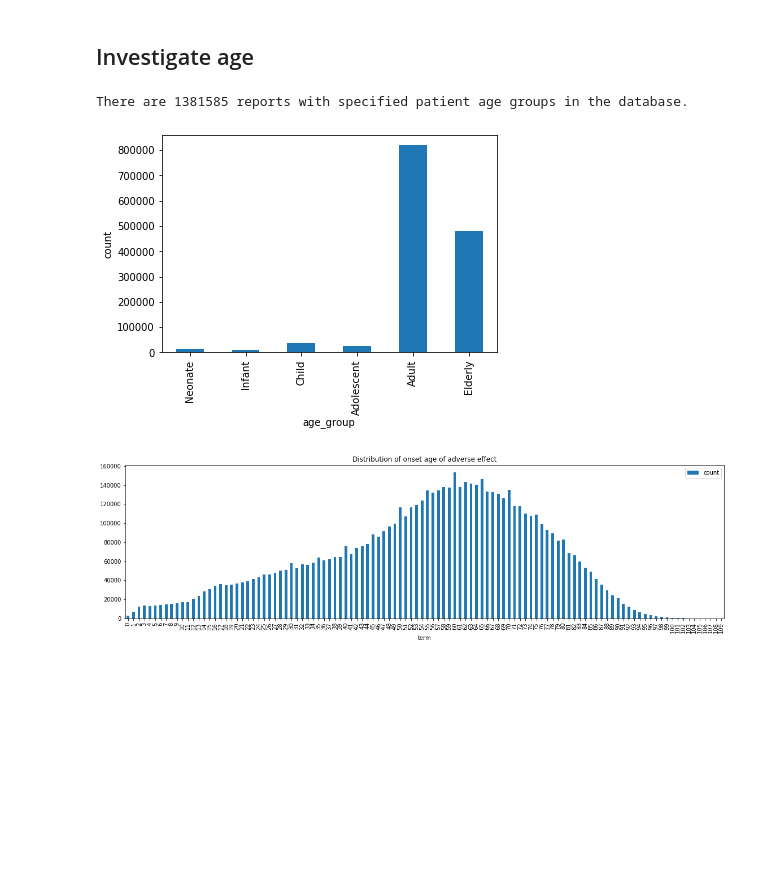
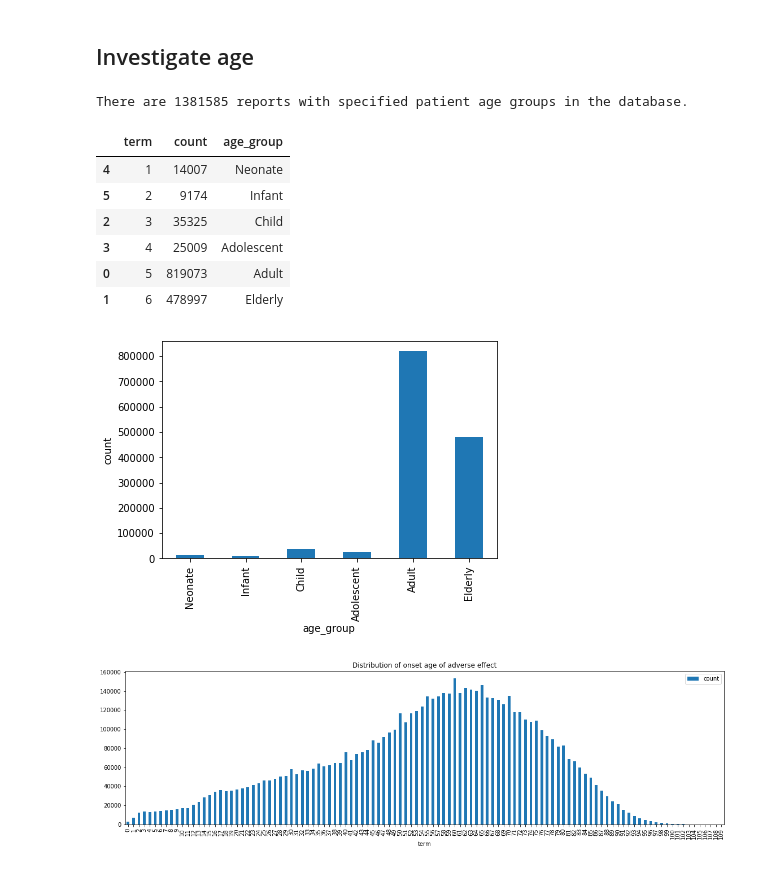
Before and after one commit to ambevan/OpenFDA_Case_Study, a Jupyter notebook: Exploring_OpenFDA_Adverse_Reactions.ipynb, the cells around one changed output. Cells and saved outputs as stored; diff of their text form; code cells hidden in the pictures; blank space fills up the shorter version.

```diff
--- a/Exploring_OpenFDA_Adverse_Reactions.ipynb
+++ b/Exploring_OpenFDA_Adverse_Reactions.ipynb
@@ -43,29 +43,37 @@ The top 50 adverse reports make up 88.7% of the total.
 # %%
 data = collect_data.get_data_from_url(url_base,
                                       count="patient.patientagegroup")
 num_patient_age_reports = data['count'].sum()
 print(f"There are {num_patient_age_reports} reports with specified patient age groups in the database.")
 data.sort_values('term',inplace=True)
 age_group_map = {1 : 'Neonate',
                  2 : 'Infant',
                  3 : 'Child',
                  4 : 'Adolescent',
                  5 : 'Adult',
                  6 : 'Elderly'}
 data['age_group'] = data['term'].map(age_group_map)
 ax = data.plot.bar(x='age_group',y='count')
 ax.get_legend().remove()
 ax.set_ylabel('count')
 
 # check total number of reports with no patient age + no reports with patient age equals total number report
 url = collect_data.create_search_url(url_base,
                                      search_key='_missing_',
                                      search_term='patient.patientagegroup',
                                      count="receivedate")
 test_data = collect_data.get_data_from_url(url)
 assert num_patient_age_reports + test_data['count'].sum() == total_reports, "Inconsistent queries."
+data.head(10)
 # %% [output]
 There are 1381585 reports with specified patient age groups in the database.
+|  | term | count | age_group |
+| 4 | 1 | 14007 | Neonate |
+| 5 | 2 | 9174 | Infant |
+| 2 | 3 | 35325 | Child |
+| 3 | 4 | 25009 | Adolescent |
+| 0 | 5 | 819073 | Adult |
+| 1 | 6 | 478997 | Elderly |
 [figure]
 # %%
 # search for all patient onsetages sepcified in years (801)
```
Also changed, not shown: parts of 3 cells of this notebook, 4 other files.
